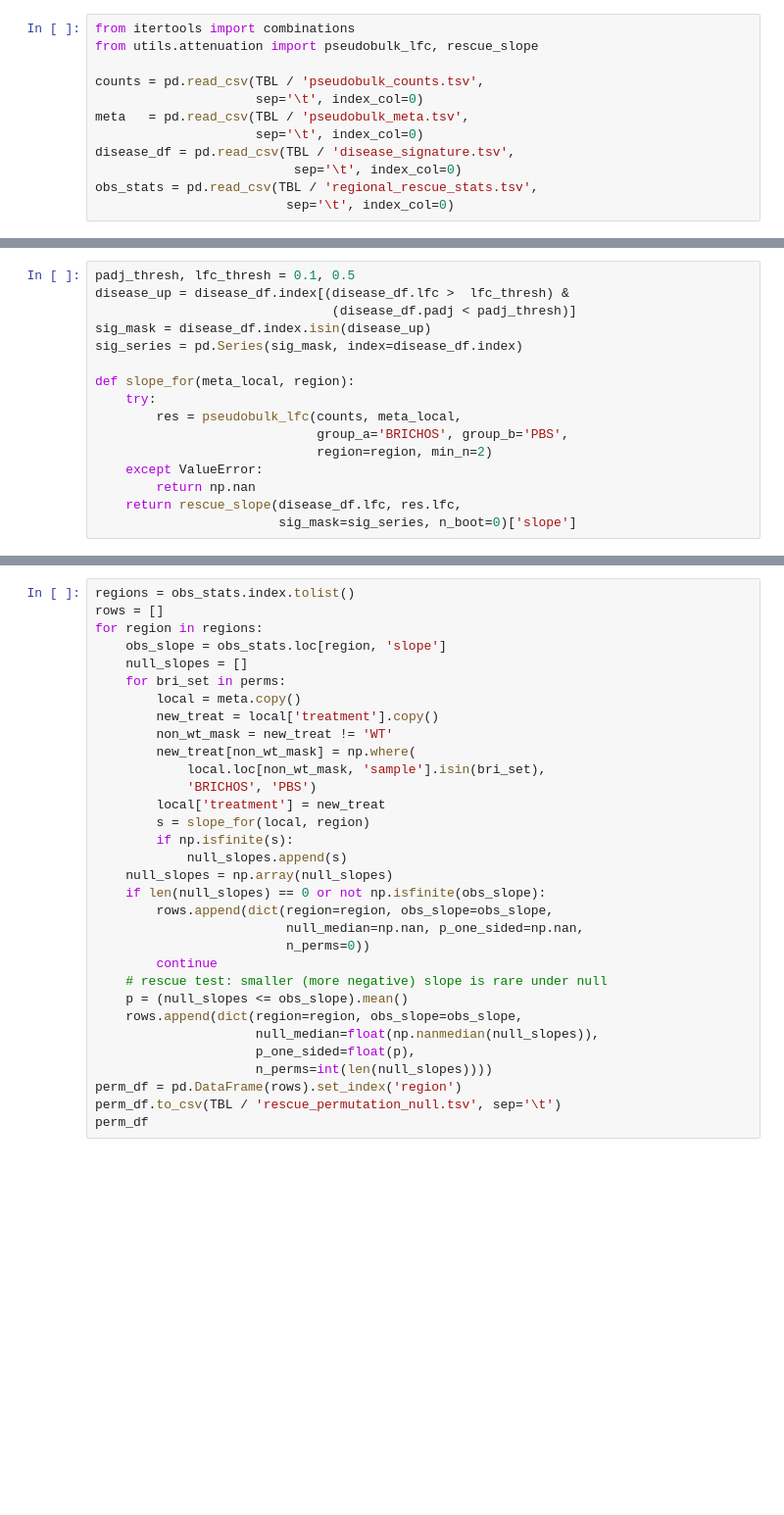
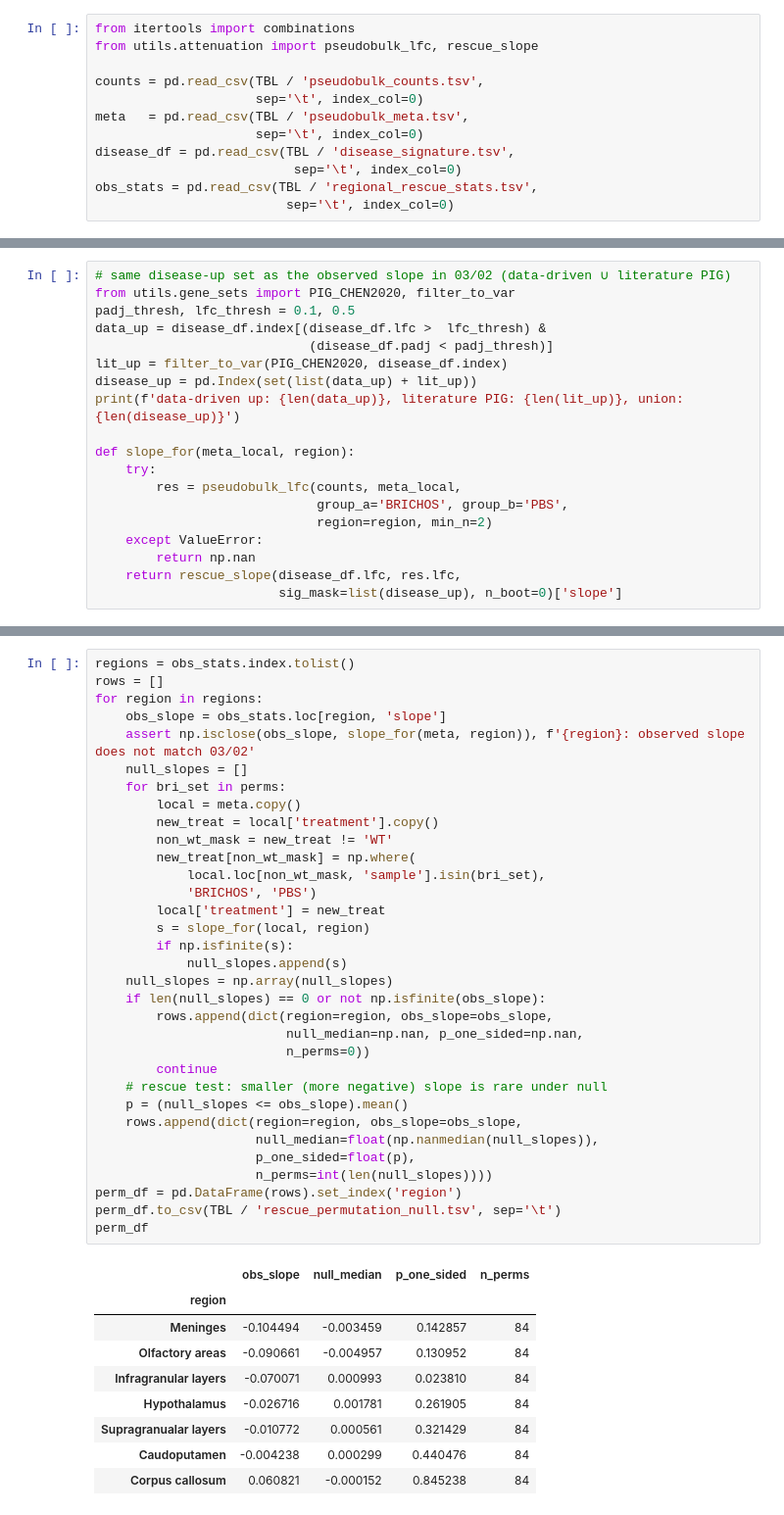
Before and after one commit to christoffermattssonlangseth/ST-BRICHOS, a Jupyter notebook: notebooks/03/05-permutation-null.ipynb, the cells around one changed output, grey strips where cells are left out. Shown at 98% size. Cells and saved outputs as stored; diff of their text form; blank space fills up the shorter version.

```diff
--- a/notebooks/03/05-permutation-null.ipynb
+++ b/notebooks/03/05-permutation-null.ipynb
@@ -63,9 +70,12 @@ print(f'{len(perms)} unique BRI-vs-PBS reassignments')
 # %%
+# same disease-up set as the observed slope in 03/02 (data-driven ∪ literature PIG)
+from utils.gene_sets import PIG_CHEN2020, filter_to_var
 padj_thresh, lfc_thresh = 0.1, 0.5
-disease_up = disease_df.index[(disease_df.lfc >  lfc_thresh) &
-                               (disease_df.padj < padj_thresh)]
-sig_mask = disease_df.index.isin(disease_up)
-sig_series = pd.Series(sig_mask, index=disease_df.index)
+data_up = disease_df.index[(disease_df.lfc >  lfc_thresh) &
+                            (disease_df.padj < padj_thresh)]
+lit_up = filter_to_var(PIG_CHEN2020, disease_df.index)
+disease_up = pd.Index(set(list(data_up) + lit_up))
+print(f'data-driven up: {len(data_up)}, literature PIG: {len(lit_up)}, union: {len(disease_up)}')
 
 def slope_for(meta_local, region):
     try:
@@ -75,4 +85,4 @@ def slope_for(meta_local, region):
     except ValueError:
         return np.nan
     return rescue_slope(disease_df.lfc, res.lfc,
-                        sig_mask=sig_series, n_boot=0)['slope']
+                        sig_mask=list(disease_up), n_boot=0)['slope']
@@ -81,30 +93,41 @@ regions = obs_stats.index.tolist()
 rows = []
 for region in regions:
     obs_slope = obs_stats.loc[region, 'slope']
+    assert np.isclose(obs_slope, slope_for(meta, region)), f'{region}: observed slope does not match 03/02'
     null_slopes = []
     for bri_set in perms:
         local = meta.copy()
         new_treat = local['treatment'].copy()
         non_wt_mask = new_treat != 'WT'
         new_treat[non_wt_mask] = np.where(
             local.loc[non_wt_mask, 'sample'].isin(bri_set),
             'BRICHOS', 'PBS')
         local['treatment'] = new_treat
         s = slope_for(local, region)
         if np.isfinite(s):
             null_slopes.append(s)
     null_slopes = np.array(null_slopes)
     if len(null_slopes) == 0 or not np.isfinite(obs_slope):
         rows.append(dict(region=region, obs_slope=obs_slope,
                          null_median=np.nan, p_one_sided=np.nan,
                          n_perms=0))
         continue
     # rescue test: smaller (more negative) slope is rare under null
     p = (null_slopes <= obs_slope).mean()
     rows.append(dict(region=region, obs_slope=obs_slope,
                      null_median=float(np.nanmedian(null_slopes)),
                      p_one_sided=float(p),
                      n_perms=int(len(null_slopes))))
 perm_df = pd.DataFrame(rows).set_index('region')
 perm_df.to_csv(TBL / 'rescue_permutation_null.tsv', sep='\t')
 perm_df
+# %% [output]
+|  | obs_slope | null_median | p_one_sided | n_perms |
+| region |  |  |  |  |
+| Meninges | -0.104494 | -0.003459 | 0.142857 | 84 |
+| Olfactory areas | -0.090661 | -0.004957 | 0.130952 | 84 |
+| Infragranular layers | -0.070071 | 0.000993 | 0.023810 | 84 |
+| Hypothalamus | -0.026716 | 0.001781 | 0.261905 | 84 |
+| Supragranualar layers | -0.010772 | 0.000561 | 0.321429 | 84 |
+| Caudoputamen | -0.004238 | 0.000299 | 0.440476 | 84 |
+| Corpus callosum | 0.060821 | -0.000152 | 0.845238 | 84 |
```
Also changed, not shown: parts of 4 cells of this notebook, 16 other files.
